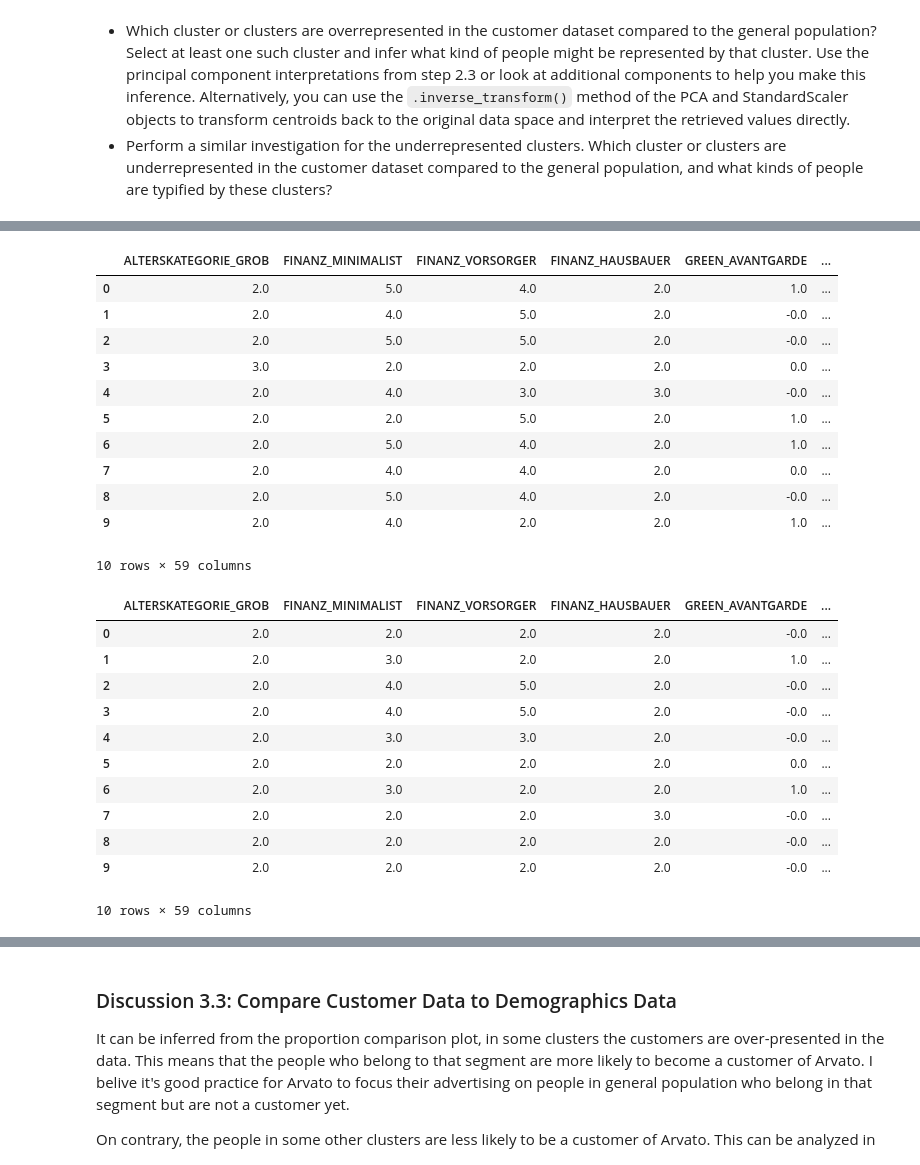
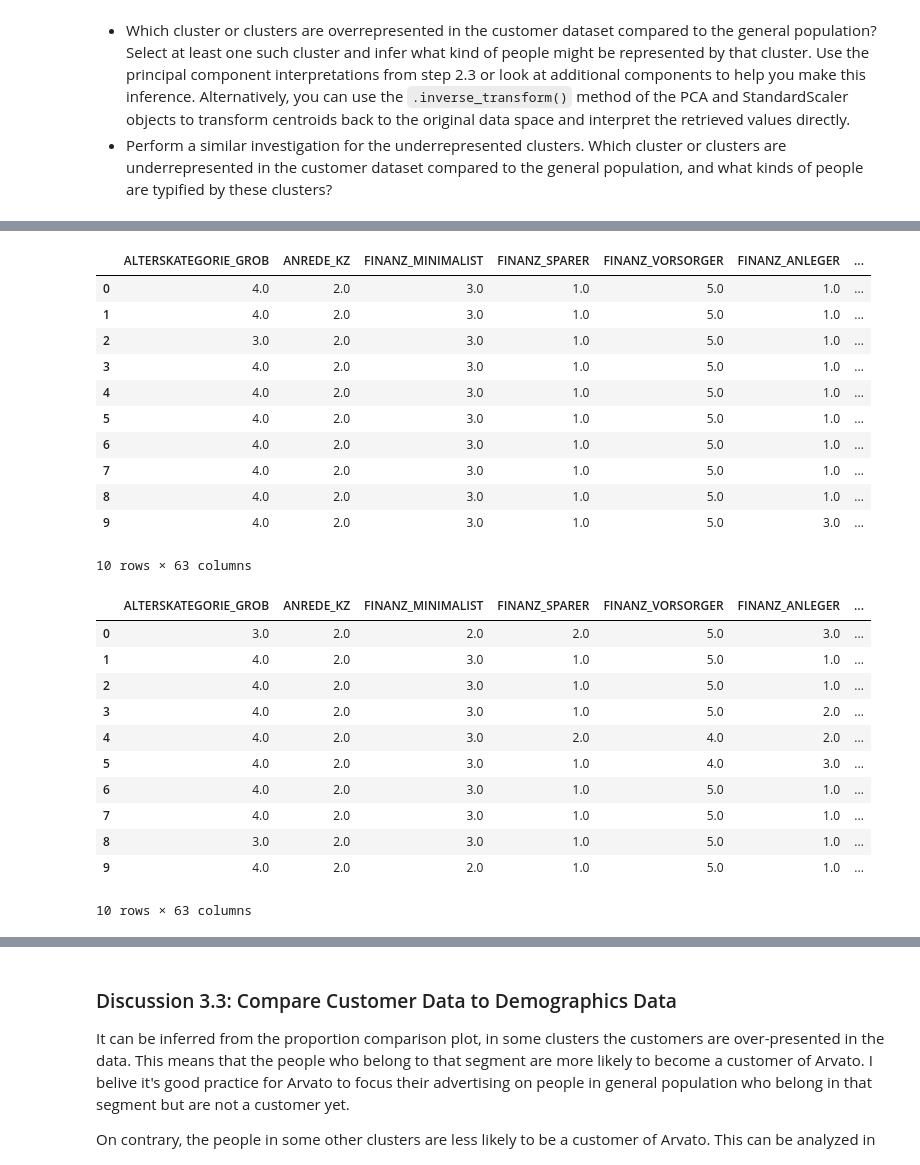
Before and after one commit to aliisoli/Identify-Customer-Segments, a Jupyter notebook: Identify_Customer_Segments.ipynb, the cells around one changed output, grey strips where cells are left out. Cells and saved outputs as stored; diff of their text form; code cells hidden in the pictures.

```diff
--- a/Identify_Customer_Segments.ipynb
+++ b/Identify_Customer_Segments.ipynb
@@ -489,2 +446,0 @@ See the caveats in the documentation: http://pandas.pydata.org/pandas-docs/stabl
-# %%
-dummy_df.drop('PRAEGENDE_JUGENDJAHRE', axis=1, inplace=True)
@@ -521,4 +472,4 @@ def life_stage(x):
 # %%
 dummy_df['wealth'] = dummy_df['CAMEO_INTL_2015'].apply(wealth)
 dummy_df['life_stage'] = dummy_df['CAMEO_INTL_2015'].apply(life_stage)
-dummy_df.drop('CAMEO_INTL_2015', axis=1, inplace=True)
+#dummy_df.drop('CAMEO_INTL_2015', axis=1, inplace=True)
@@ -540,5 +476,4 @@ See the caveats in the documentation: http://pandas.pydata.org/pandas-docs/stabl
 # %%
-#drop the rest
-mixed = ['LP_LEBENSPHASE_FEIN', 'LP_LEBENSPHASE_GROB','WOHNLAGE','KBA05_BAUMAX','PLZ8_BAUMAX']
-for col in mixed:
+#drop the mixed features including the mandatory ones as they have been re-encoded
+for col in mixed_features:
     dummy_df.drop(col, axis=1, inplace=True)
@@ -1031,7 +992,11 @@ spend 4.228758096694946 seconds on this step...
 # %%
 for column in dummy_df.columns.values:
     if column not in customers_clean.columns.values:
-        print(column)
+        print(column,'missing from customers df')
+
+for column in customers_clean.columns.values:
+    if column not in dummy_df.columns.values:
+        customers_clean.drop(column,axis=1,inplace=True)
 # %%
 dummy_df.columns.shape
 # %% [output]
@@ -1089,44 +1065,44 @@ plt.show()
 # %%
 # What kinds of people are part of a cluster that is overrepresented in the
 # customer data compared to the general population?
 
-data = normalizer.inverse_transform(pca.inverse_transform(customers_clean_pca[np.where(predict_customers==1)])).round()
+data = normalizer.inverse_transform(pca.inverse_transform(customers_clean_pca[np.where(predict_customers==14)])).round()
 df = pd.DataFrame(data=data,
           index=np.array(range(0, data.shape[0])),
           columns=dummy_df.columns)
 df.head(10)
 # %% [output]
-|  | ALTERSKATEGORIE_GROB | FINANZ_MINIMALIST | FINANZ_VORSORGER | FINANZ_HAUSBAUER | GREEN_AVANTGARDE | ... |
-| 0 | 2.0 | 5.0 | 4.0 | 2.0 | 1.0 | ... |
-| 1 | 2.0 | 4.0 | 5.0 | 2.0 | -0.0 | ... |
-| 2 | 2.0 | 5.0 | 5.0 | 2.0 | -0.0 | ... |
-| 3 | 3.0 | 2.0 | 2.0 | 2.0 | 0.0 | ... |
-| 4 | 2.0 | 4.0 | 3.0 | 3.0 | -0.0 | ... |
-| 5 | 2.0 | 2.0 | 5.0 | 2.0 | 1.0 | ... |
-| 6 | 2.0 | 5.0 | 4.0 | 2.0 | 1.0 | ... |
-| 7 | 2.0 | 4.0 | 4.0 | 2.0 | 0.0 | ... |
-| 8 | 2.0 | 5.0 | 4.0 | 2.0 | -0.0 | ... |
-| 9 | 2.0 | 4.0 | 2.0 | 2.0 | 1.0 | ... |
+|  | ALTERSKATEGORIE_GROB | ANREDE_KZ | FINANZ_MINIMALIST | FINANZ_SPARER | FINANZ_VORSORGER | FINANZ_ANLEGER | ... |
+| 0 | 4.0 | 2.0 | 3.0 | 1.0 | 5.0 | 1.0 | ... |
+| 1 | 4.0 | 2.0 | 3.0 | 1.0 | 5.0 | 1.0 | ... |
+| 2 | 3.0 | 2.0 | 3.0 | 1.0 | 5.0 | 1.0 | ... |
+| 3 | 4.0 | 2.0 | 3.0 | 1.0 | 5.0 | 1.0 | ... |
+| 4 | 4.0 | 2.0 | 3.0 | 1.0 | 5.0 | 1.0 | ... |
+| 5 | 4.0 | 2.0 | 3.0 | 1.0 | 5.0 | 1.0 | ... |
+| 6 | 4.0 | 2.0 | 3.0 | 1.0 | 5.0 | 1.0 | ... |
+| 7 | 4.0 | 2.0 | 3.0 | 1.0 | 5.0 | 1.0 | ... |
+| 8 | 4.0 | 2.0 | 3.0 | 1.0 | 5.0 | 1.0 | ... |
+| 9 | 4.0 | 2.0 | 3.0 | 1.0 | 5.0 | 3.0 | ... |
-10 rows × 59 columns
+10 rows × 63 columns
 # %%
-data_2 = normalizer.inverse_transform(pca.inverse_transform(dummy_df_pca[np.where(predict_general==1)])).round()
+data_2 = normalizer.inverse_transform(pca.inverse_transform(dummy_df_pca[np.where(predict_general==14)])).round()
 df_2 = pd.DataFrame(data=data_2,
           index=np.array(range(0, data_2.shape[0])),
           columns=dummy_df.columns)
 df_2.head(10)
 # %% [output]
-|  | ALTERSKATEGORIE_GROB | FINANZ_MINIMALIST | FINANZ_VORSORGER | FINANZ_HAUSBAUER | GREEN_AVANTGARDE | ... |
-| 0 | 2.0 | 2.0 | 2.0 | 2.0 | -0.0 | ... |
-| 1 | 2.0 | 3.0 | 2.0 | 2.0 | 1.0 | ... |
-| 2 | 2.0 | 4.0 | 5.0 | 2.0 | -0.0 | ... |
-| 3 | 2.0 | 4.0 | 5.0 | 2.0 | -0.0 | ... |
-| 4 | 2.0 | 3.0 | 3.0 | 2.0 | -0.0 | ... |
-| 5 | 2.0 | 2.0 | 2.0 | 2.0 | 0.0 | ... |
-| 6 | 2.0 | 3.0 | 2.0 | 2.0 | 1.0 | ... |
-| 7 | 2.0 | 2.0 | 2.0 | 3.0 | -0.0 | ... |
-| 8 | 2.0 | 2.0 | 2.0 | 2.0 | -0.0 | ... |
-| 9 | 2.0 | 2.0 | 2.0 | 2.0 | -0.0 | ... |
+|  | ALTERSKATEGORIE_GROB | ANREDE_KZ | FINANZ_MINIMALIST | FINANZ_SPARER | FINANZ_VORSORGER | FINANZ_ANLEGER | ... |
+| 0 | 3.0 | 2.0 | 2.0 | 2.0 | 5.0 | 3.0 | ... |
+| 1 | 4.0 | 2.0 | 3.0 | 1.0 | 5.0 | 1.0 | ... |
+| 2 | 4.0 | 2.0 | 3.0 | 1.0 | 5.0 | 1.0 | ... |
+| 3 | 4.0 | 2.0 | 3.0 | 1.0 | 5.0 | 2.0 | ... |
+| 4 | 4.0 | 2.0 | 3.0 | 2.0 | 4.0 | 2.0 | ... |
+| 5 | 4.0 | 2.0 | 3.0 | 1.0 | 4.0 | 3.0 | ... |
+| 6 | 4.0 | 2.0 | 3.0 | 1.0 | 5.0 | 1.0 | ... |
+| 7 | 4.0 | 2.0 | 3.0 | 1.0 | 5.0 | 1.0 | ... |
+| 8 | 3.0 | 2.0 | 3.0 | 1.0 | 5.0 | 1.0 | ... |
+| 9 | 4.0 | 2.0 | 2.0 | 1.0 | 5.0 | 1.0 | ... |
-10 rows × 59 columns
+10 rows × 63 columns
 # %%
 # What kinds of people are part of a cluster that is underrepresented in the
 # customer data compared to the general population?
```
Also changed, not shown: parts of 77 cells of this notebook.
